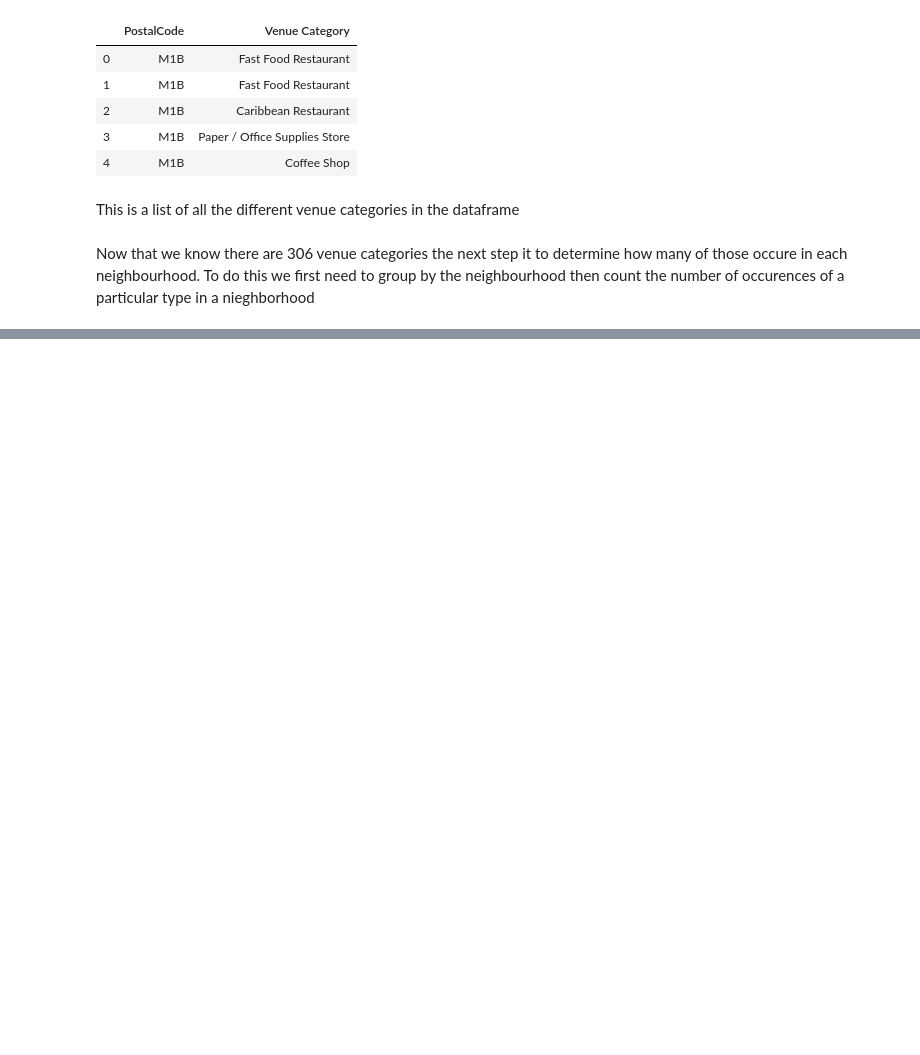
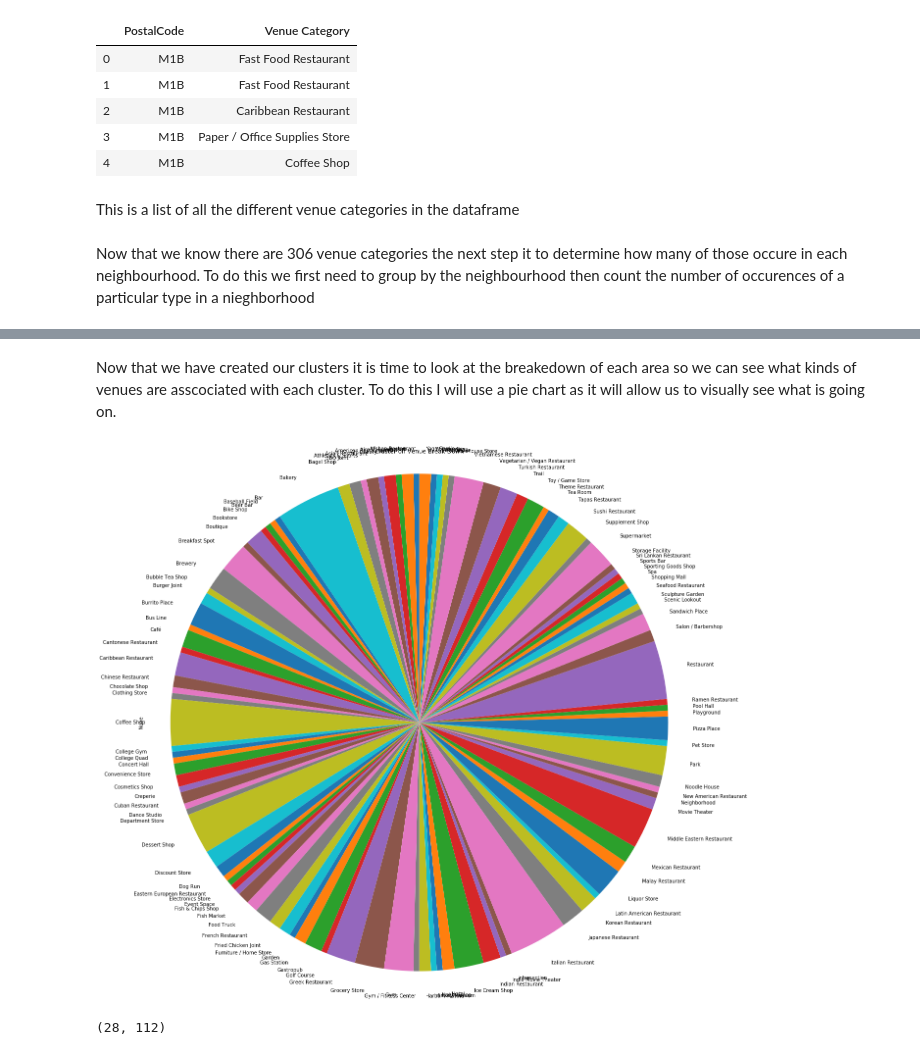
Before and after one commit to williamngana/Coursera_Capstone, a Jupyter notebook: Similar Hood.ipynb, the cells around one changed output, grey strips where cells are left out. Drawn from its saved outputs; the diff is of its cells as text; code cells hidden in the pictures; blank space fills up the shorter version.

```diff
--- a/Similar Hood.ipynb
+++ b/Similar Hood.ipynb
@@ -199,0 +190,3 @@ Import the model and fit it to the data
+# %%
+toronto_grouped = final_df.groupby('PostalCode').mean().reset_index()
+toronto_grouped
@@ -206,0 +246,6 @@ labels = km.labels_
+# %%
+kclusters = 5
+X = toronto_grouped.drop('PostalCode', 1)
+km = KMeans(n_clusters=kclusters, random_state = 0).fit(X)
+labels = km.labels_
+labels
@@ -206,0 +258,7 @@ labels = km.labels_
+# %%
+final_df.insert(0, 'Cluster Labels', labels)
+# %%
+merged_df = geo_df
+merged_df = merged_df.join(final_df.set_index('PostalCode'), on='PostalCode')
+merged_df = merged_df.dropna()
+merged_df.head()
@@ -206,0 +299,20 @@ labels = km.labels_
+# %% [markdown]
+Now that we have created our clusters it is time to look at the breakedown of each area so we can see what kinds of venues are asscociated with each cluster. To do this I will use a pie chart as it will allow us to visually see what is going on.
+# %%
+cluster_1 =merged_df.loc[merged_df['Cluster Labels'] == 0, merged_df.columns[list(range(5, merged_df.shape[1]))]]
+cluster_1=cluster_1.loc[:, cluster_1.any(axis=0)]
+cluster_1.T.sum(axis=1).plot(kind='pie',
+                            figsize=(20, 20),
+                            startangle=90,
+                           )
+
+plt.title('Cluster on Venue Break Down')
+plt.axis('equal') # Sets the pie chart to look like a circle.
+
+plt.show()
+# %% [output]
+[figure, added]
+# %%
+cluster_1.shape
+# %% [output]
+(28, 112)
```
Also changed, not shown: parts of 27 cells of this notebook, 8 other files.
